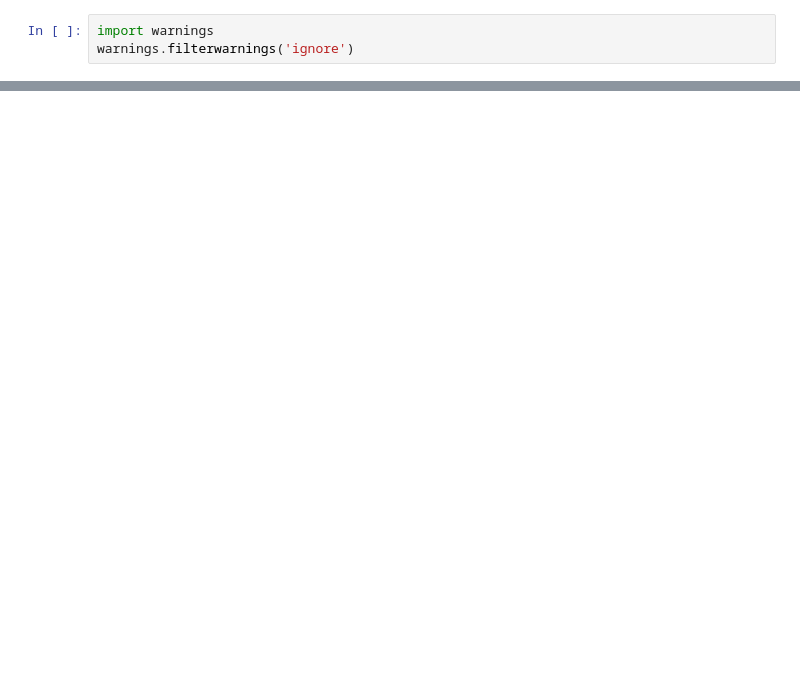
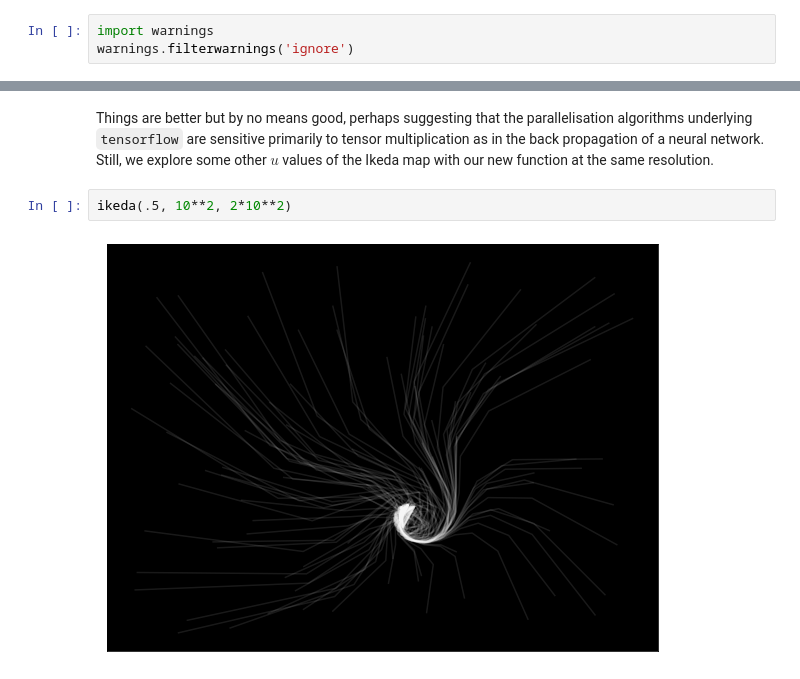
Before and after one commit to sambethune/pattern_analysis, a Jupyter notebook: demo_sheet_1.ipynb, the cells around one changed output, grey strips where cells are left out. Drawn from its saved outputs; the diff is of its cells as text; blank space fills up the shorter version.

````diff
--- a/demo_sheet_1.ipynb
+++ b/demo_sheet_1.ipynb
@@ -267,0 +282,6 @@ tf.constant([1, 2])
+# %% [markdown]
+Things are better but by no means good, perhaps suggesting that the parallelisation algorithms underlying ```tensorflow``` are sensitive primarily to tensor multiplication as in the back propagation of a neural network. Still, we explore some other $u$ values of the Ikeda map with our new function at the same resolution.
+# %%
+ikeda(.5, 10**2, 2*10**2)
+# %% [output]
+[figure, added]
````
Also changed, not shown: parts of 21 cells of this notebook.
